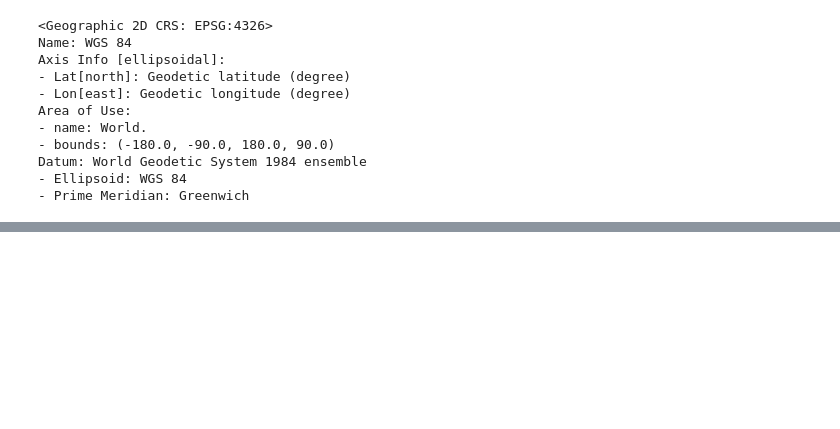
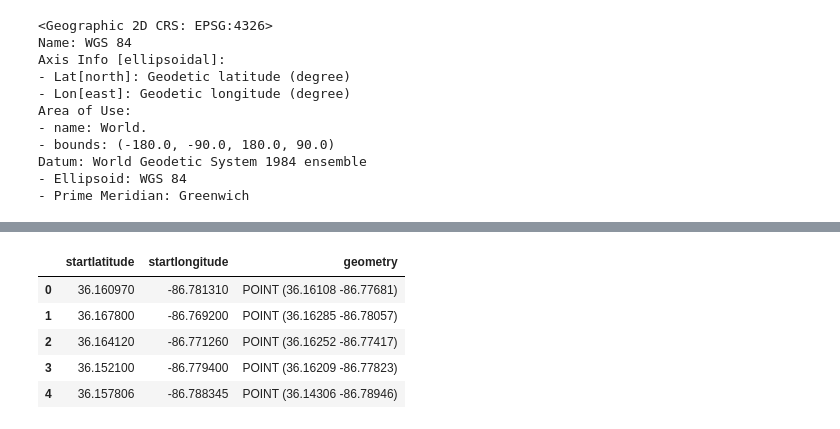
Before and after one commit to NSS-Data-Analytics-Cohort-8/scooter-partner1-whenhugocallsuspythonistas, a Jupyter notebook: notebooks/eda.ipynb, the cells around one changed output, grey strips where cells are left out. Drawn from its saved outputs; the diff is of its cells as text; code cells hidden in the pictures; blank space fills up the shorter version.

```diff
--- a/notebooks/eda.ipynb
+++ b/notebooks/eda.ipynb
@@ -421,0 +467,10 @@ map_37207
+# %%
+scooter_geo1 = gpd.GeoDataFrame(yy, crs ='EPSG:4326', geometry='geometry')
+scooter_geo1.head()
+# %% [output]
+|  | startlatitude | startlongitude | geometry |
+| 0 | 36.160970 | -86.781310 | POINT (36.16108 -86.77681) |
+| 1 | 36.167800 | -86.769200 | POINT (36.16285 -86.78057) |
+| 2 | 36.164120 | -86.771260 | POINT (36.16252 -86.77417) |
+| 3 | 36.152100 | -86.779400 | POINT (36.16209 -86.77823) |
+| 4 | 36.157806 | -86.788345 | POINT (36.14306 -86.78946) |
```
Also changed, not shown: parts of 11 cells of this notebook.
